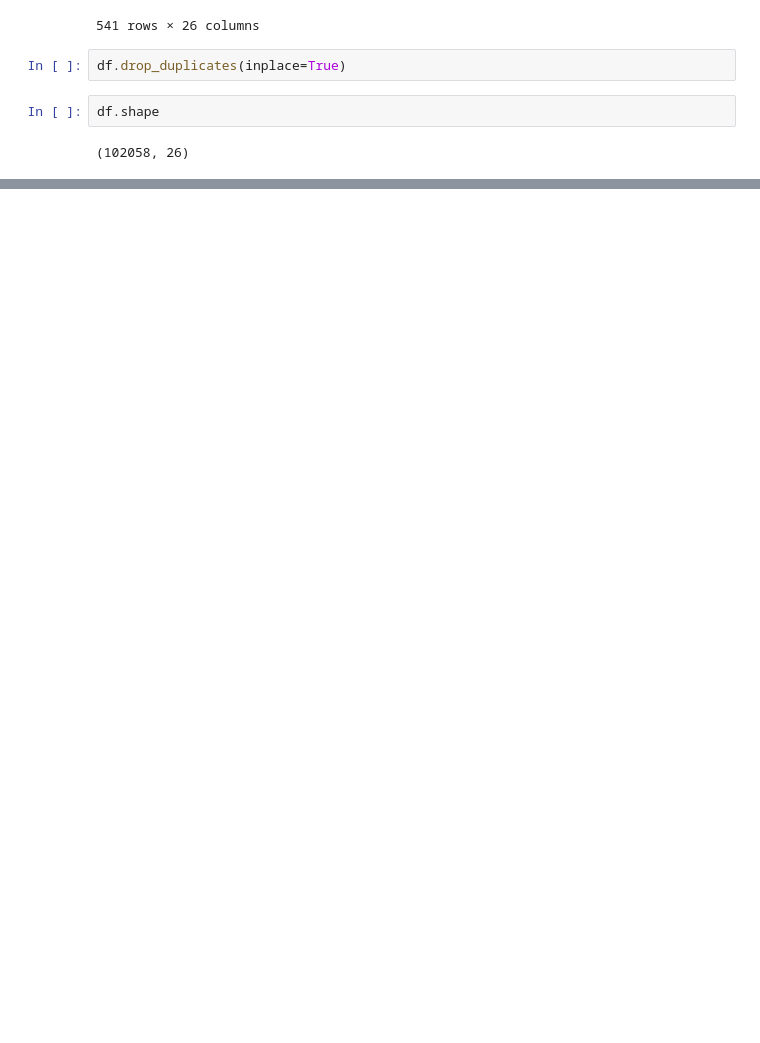
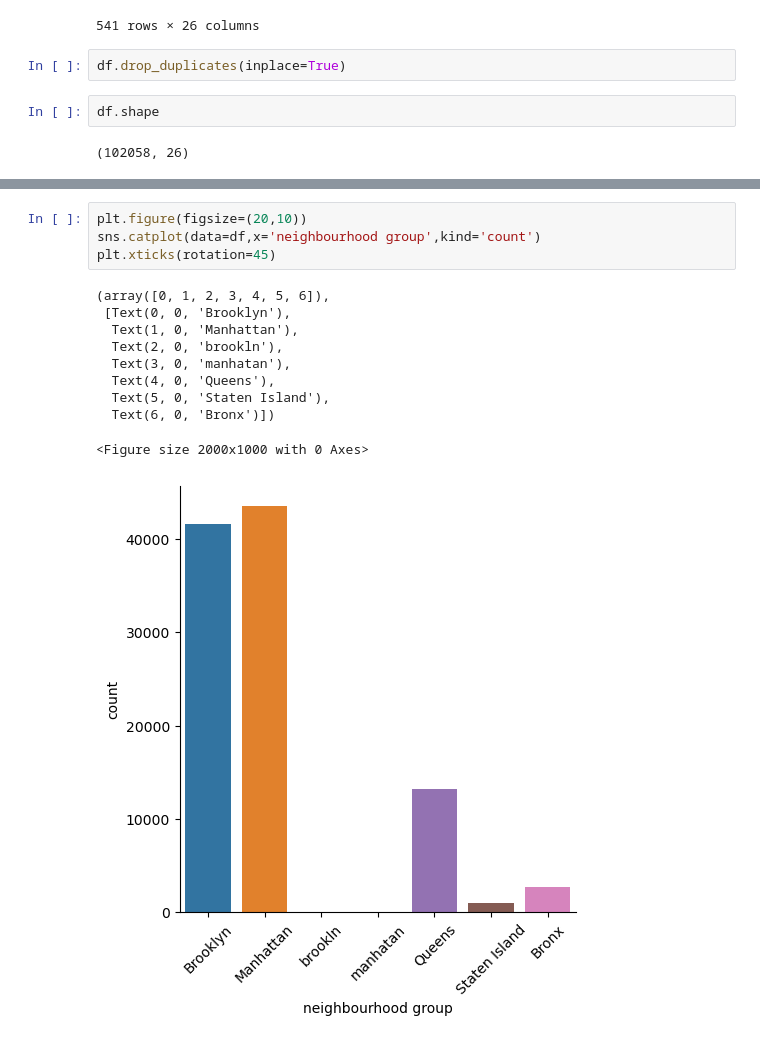
Before and after one commit to Marcos-Verdi/DA_Reg_airbnbNYCData, a Jupyter notebook: airbnb_nyc_data_analysis.ipynb, the cells around one changed output, grey strips where cells are left out. Drawn from its saved outputs; the diff is of its cells as text; blank space fills up the shorter version.

```diff
--- a/airbnb_nyc_data_analysis.ipynb
+++ b/airbnb_nyc_data_analysis.ipynb
@@ -96,0 +121,15 @@ df.shape
+# %%
+plt.figure(figsize=(20,10))
+sns.catplot(data=df,x='neighbourhood group',kind='count')
+plt.xticks(rotation=45)
+# %% [output]
+(array([0, 1, 2, 3, 4, 5, 6]),
+ [Text(0, 0, 'Brooklyn'),
+  Text(1, 0, 'Manhattan'),
+  Text(2, 0, 'brookln'),
+  Text(3, 0, 'manhatan'),
+  Text(4, 0, 'Queens'),
+  Text(5, 0, 'Staten Island'),
+  Text(6, 0, 'Bronx')])
+<Figure size 2000x1000 with 0 Axes>
+[figure, added]
```
Also changed, not shown: parts of 38 cells of this notebook.
